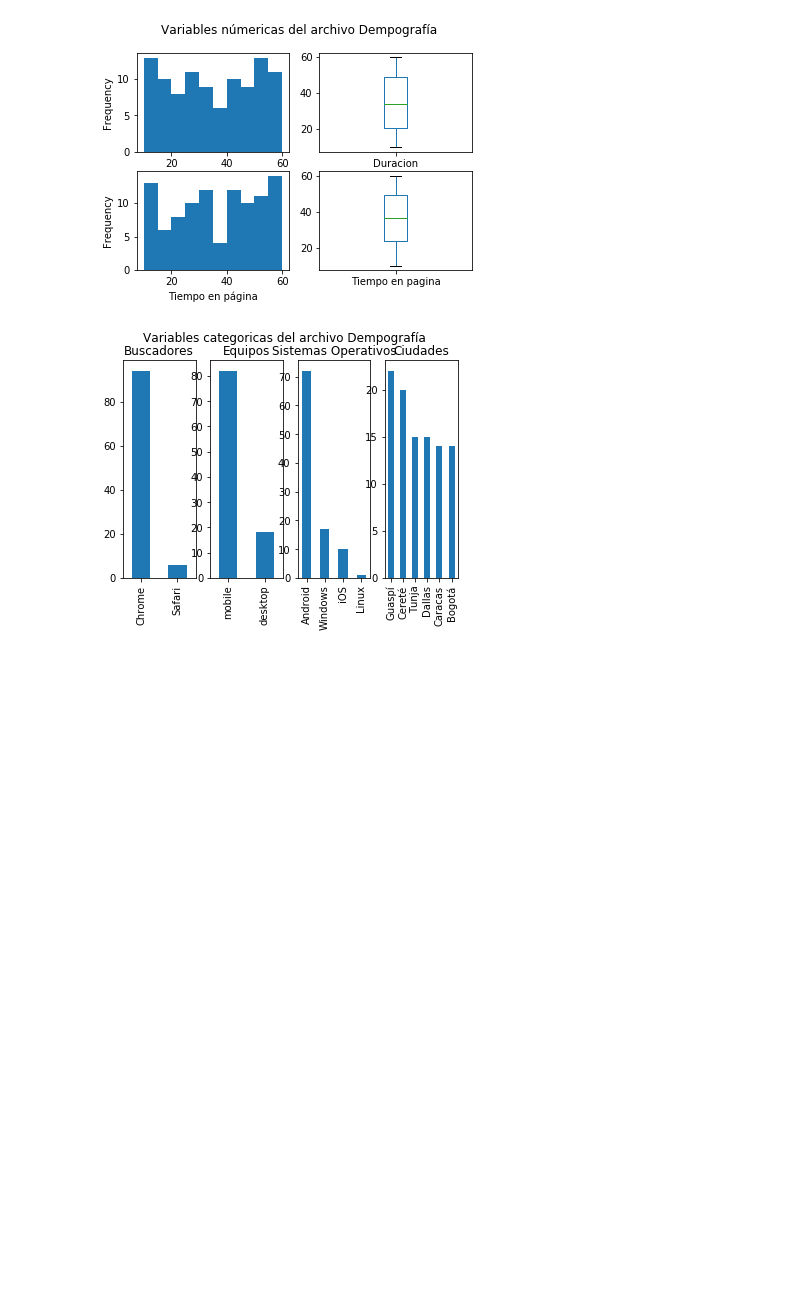
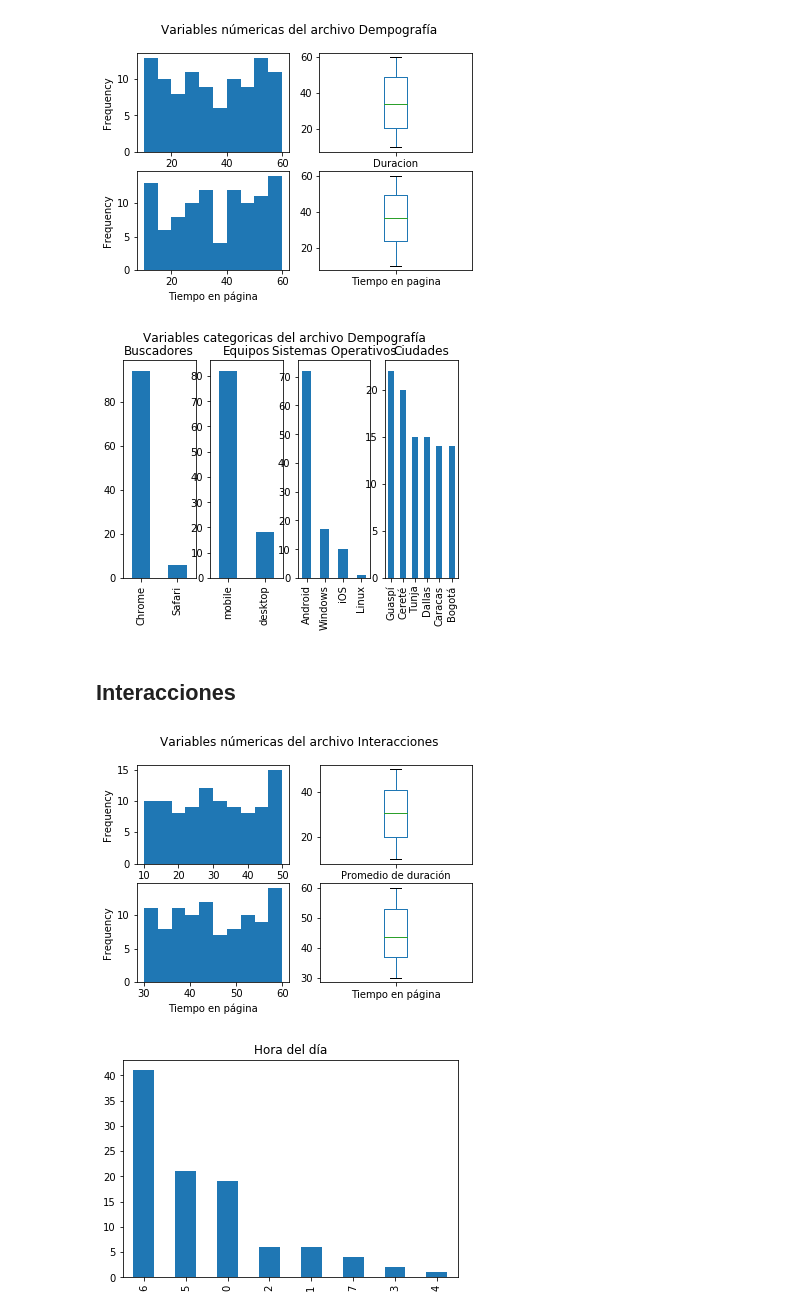
Before and after one commit to riarangogi/ResolveStudio, a Jupyter notebook: Explorer.ipynb, the cells around one changed output. Cells and saved outputs as stored; diff of their text form; code cells hidden in the pictures; blank space fills up the shorter version.

Commit message:
I created the interactionsExplorer function

```diff
--- a/Explorer.ipynb
+++ b/Explorer.ipynb
@@ -113,3 +113,27 @@ def demografiaExplorer(path, file):
     table.plot(kind="bar")
     fig.suptitle("Variables categoricas del archivo {}".format(file))
     plt.show()
+# %%
+def interactionsExplorer(path, file):
+    df = pd.read_excel(path)
+
+    fig = plt.figure()
+
+    ax1 = plt.subplot(2, 2, 1)
+    ax1.set_xlabel("Promedio de duración")
+    df["Promedio de duración"].plot(kind="hist")
+    ax2 = plt.subplot(2, 2, 2)
+    df["Promedio de duración"].plot(kind="box")
+    ax3 = plt.subplot(2, 2, 3)
+    ax3.set_xlabel("Tiempo en página")
+    df["Tiempo en página"].plot(kind="hist")
+    ax4 = plt.subplot(2, 2, 4)
+    df["Tiempo en página"].plot(kind="box")
+    fig.suptitle("Variables númericas del archivo {}".format(file))
+    plt.show()
+
+    fig = plt.figure()
+    plt.title("Hora del día")
+    table = df["hour"].value_counts()
+    table.plot(kind="bar")
+    plt.show()
@@ -134,3 +168,10 @@ demografiaExplorer("./Data/Raw/Demografía.xlsx", "Dempografía")
 # %% [output]
 [figure]
 [figure]
+# %% [markdown]
+## Interacciones
+# %%
+interactionsExplorer("./Data/Raw/Interacciones.xlsx", "Interacciones")
+# %% [output]
+[figure, added]
+[figure, added]
```
Also changed, not shown: parts of 1 cell of this notebook.
